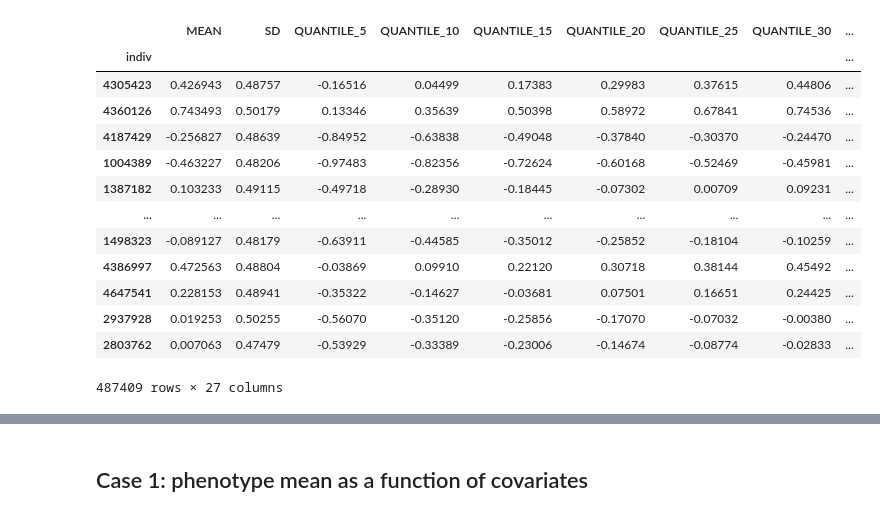
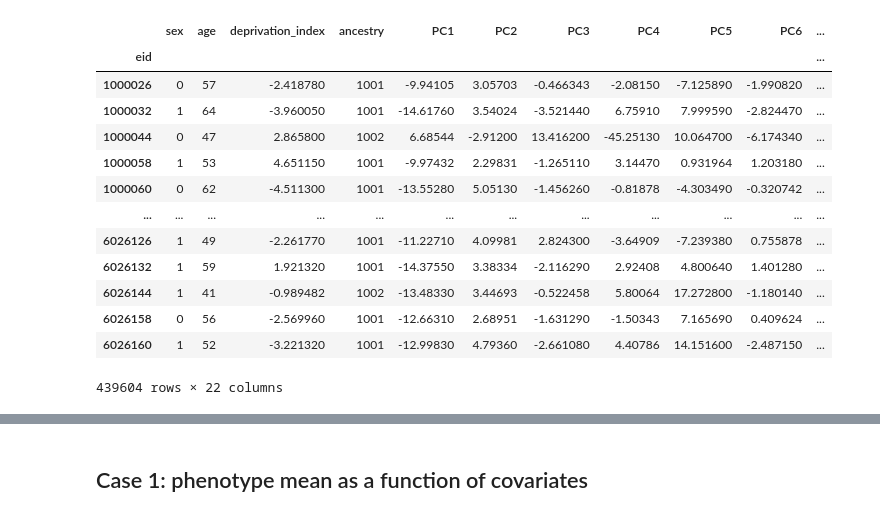
Before and after one commit to KangchengHou/calpred-manuscript, a Jupyter notebook: notebooks/calibrate-real.ipynb, the cells around one changed output, grey strips where cells are left out. Cells and saved outputs as stored; diff of their text form; code cells hidden in the pictures.

```diff
--- a/notebooks/calibrate-real.ipynb
+++ b/notebooks/calibrate-real.ipynb
@@ -27,29 +13,0 @@ PHENO_PATH = f"/u/project/pasaniuc/kangchen/tmp/prs-1219/REAL-PHENO/{trait}.raw.
-# %%
-df_prs = pd.read_csv(PRS_PATH, sep="\t")
-df_prs["indiv"] = df_prs["indiv"].apply(lambda x: x.split("_")[0])
-df_prs = df_prs.set_index("indiv")
-df_prs["MEAN"] -= df_prs["MEAN"].mean()
-df_prs = df_prs.dropna()
-df_prs.index = df_prs.index.astype(int)
-df_prs["PHENO_STD"] = np.sqrt(df_prs["SD"] ** 2 + var_e)
-df_prs["PHENO"] = df_prs["MEAN"] + df_prs["PHENO_STD"]
-df_prs["PHENO_LOWER"] = df_prs["MEAN"] - df_prs["PHENO_STD"] * TARGET_QUANTILE_Z
-df_prs["PHENO_UPPER"] = df_prs["MEAN"] + df_prs["PHENO_STD"] * TARGET_QUANTILE_Z
-df_prs["PRS_LOWER"] = df_prs["QUANTILE_5"]
-df_prs["PRS_UPPER"] = df_prs["QUANTILE_95"]
-df_prs
-# %% [output]
-|  | MEAN | SD | QUANTILE_5 | QUANTILE_10 | QUANTILE_15 | QUANTILE_20 | QUANTILE_25 | QUANTILE_30 | ... |
-| indiv |  |  |  |  |  |  |  |  | ... |
-| 4305423 | 0.426943 | 0.48757 | -0.16516 | 0.04499 | 0.17383 | 0.29983 | 0.37615 | 0.44806 | ... |
-| 4360126 | 0.743493 | 0.50179 | 0.13346 | 0.35639 | 0.50398 | 0.58972 | 0.67841 | 0.74536 | ... |
-| 4187429 | -0.256827 | 0.48639 | -0.84952 | -0.63838 | -0.49048 | -0.37840 | -0.30370 | -0.24470 | ... |
-| 1004389 | -0.463227 | 0.48206 | -0.97483 | -0.82356 | -0.72624 | -0.60168 | -0.52469 | -0.45981 | ... |
-| 1387182 | 0.103233 | 0.49115 | -0.49718 | -0.28930 | -0.18445 | -0.07302 | 0.00709 | 0.09231 | ... |
-| ... | ... | ... | ... | ... | ... | ... | ... | ... | ... |
-| 1498323 | -0.089127 | 0.48179 | -0.63911 | -0.44585 | -0.35012 | -0.25852 | -0.18104 | -0.10259 | ... |
-| 4386997 | 0.472563 | 0.48804 | -0.03869 | 0.09910 | 0.22120 | 0.30718 | 0.38144 | 0.45492 | ... |
-| 4647541 | 0.228153 | 0.48941 | -0.35322 | -0.14627 | -0.03681 | 0.07501 | 0.16651 | 0.24425 | ... |
-| 2937928 | 0.019253 | 0.50255 | -0.56070 | -0.35120 | -0.25856 | -0.17070 | -0.07032 | -0.00380 | ... |
-| 2803762 | 0.007063 | 0.47479 | -0.53929 | -0.33389 | -0.23006 | -0.14674 | -0.08774 | -0.02833 | ... |
-487409 rows × 27 columns
@@ -55,0 +49,17 @@ df_prs
+# %%
+df_anc
+# %% [output]
+|  | sex | age | deprivation_index | ancestry | PC1 | PC2 | PC3 | PC4 | PC5 | PC6 | ... |
+| eid |  |  |  |  |  |  |  |  |  |  | ... |
+| 1000026 | 0 | 57 | -2.418780 | 1001 | -9.94105 | 3.05703 | -0.466343 | -2.08150 | -7.125890 | -1.990820 | ... |
+| 1000032 | 1 | 64 | -3.960050 | 1001 | -14.61760 | 3.54024 | -3.521440 | 6.75910 | 7.999590 | -2.824470 | ... |
+| 1000044 | 0 | 47 | 2.865800 | 1002 | 6.68544 | -2.91200 | 13.416200 | -45.25130 | 10.064700 | -6.174340 | ... |
+| 1000058 | 1 | 53 | 4.651150 | 1001 | -9.97432 | 2.29831 | -1.265110 | 3.14470 | 0.931964 | 1.203180 | ... |
+| 1000060 | 0 | 62 | -4.511300 | 1001 | -13.55280 | 5.05130 | -1.456260 | -0.81878 | -4.303490 | -0.320742 | ... |
+| ... | ... | ... | ... | ... | ... | ... | ... | ... | ... | ... | ... |
+| 6026126 | 1 | 49 | -2.261770 | 1001 | -11.22710 | 4.09981 | 2.824300 | -3.64909 | -7.239380 | 0.755878 | ... |
+| 6026132 | 1 | 59 | 1.921320 | 1001 | -14.37550 | 3.38334 | -2.116290 | 2.92408 | 4.800640 | 1.401280 | ... |
+| 6026144 | 1 | 41 | -0.989482 | 1002 | -13.48330 | 3.44693 | -0.522458 | 5.80064 | 17.272800 | -1.180140 | ... |
+| 6026158 | 0 | 56 | -2.569960 | 1001 | -12.66310 | 2.68951 | -1.631290 | -1.50343 | 7.165690 | 0.409624 | ... |
+| 6026160 | 1 | 52 | -3.221320 | 1001 | -12.99830 | 4.79360 | -2.661080 | 4.40786 | 14.151600 | -2.487150 | ... |
+439604 rows × 22 columns
```
Also changed, not shown: parts of 9 cells of this notebook.
